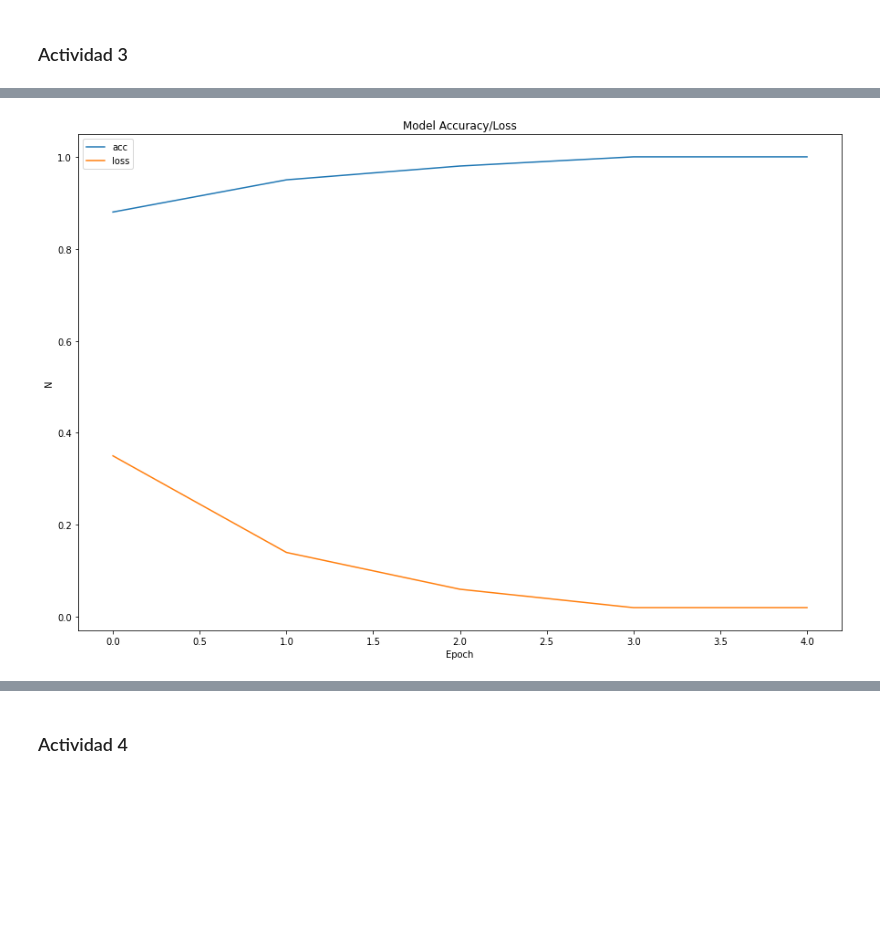
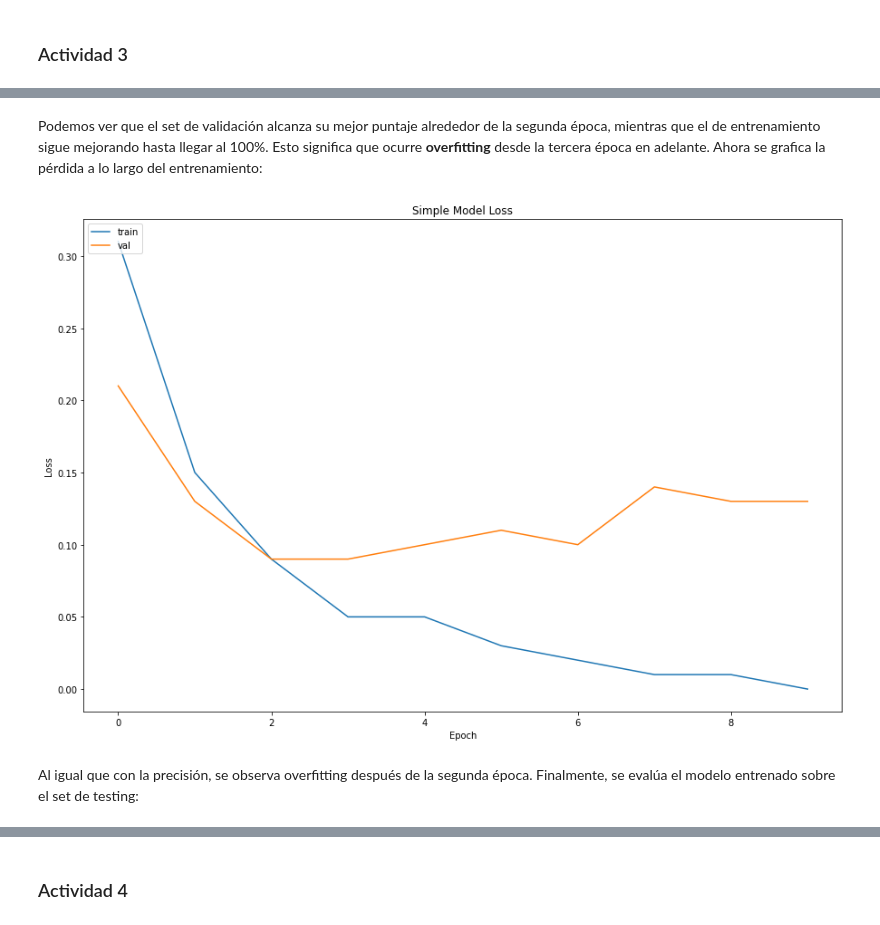
Before and after one commit to BFFV/DeepLearningHW, a Jupyter notebook: T2/T2.ipynb, the cells around one changed output, grey strips where cells are left out. Drawn from its saved outputs; the diff is of its cells as text; code cells hidden in the pictures; blank space fills up the shorter version.

```diff
--- a/T2/T2.ipynb
+++ b/T2/T2.ipynb
@@ -55,2 +64,12 @@ defaultdict(None, {'ham': 0, 'spam': 1})
+# %%
+# Define iterators for the data
+batch_size = 64
+
+train_iterator, valid_iterator, test_iterator = data.BucketIterator.splits(
+    (train_data, valid_data, test_data),
+    batch_size=batch_size,
+    sort_key=lambda x: len(x.text),
+    sort_within_batch=True,
+    device=device)
 # %% [markdown]
 ### Actividad 2
@@ -260,12 +321,2 @@ def run_testing(model, iterator, criterion):
     print(f'Test Loss: {test_loss:.3f} | Test Acc: {test_acc*100:.2f}%')
     return round(test_acc, 2), round(test_loss, 2)
-# %%
-# Define iterators for the data
-batch_size = 64
-
-train_iterator, test_iterator = data.BucketIterator.splits(
-    (train_data, test_data),
-    batch_size=batch_size,
-    sort_key=lambda x: len(x.text),
-    sort_within_batch=True,
-    device=device)
@@ -272,7 +325,7 @@ train_iterator, test_iterator = data.BucketIterator.splits(
 # %%
 # Hyperparameters: number of epochs and learning rate
-n_epochs = 5
-lr = 0.01
+n_epochs = 10
+lr = 0.001
 
 # Loss, Optimizer
 criterion = nn.CrossEntropyLoss()
@@ -284,5 +339,5 @@ criterion = criterion.to(device)
 # %%
 # Run training
-train_history = run_training(simple_model, train_iterator, optimizer, criterion, n_epochs)
+train_history = run_training(simple_model, train_iterator, valid_iterator, optimizer, criterion, n_epochs)
 # %% [output]
 Epoch: 01 | Epoch Time: 0m 0s
@@ -298,14 +374,18 @@ Epoch: 05 | Epoch Time: 0m 0s
+# %% [markdown]
+Podemos ver que el set de validación alcanza su mejor puntaje alrededor de la segunda época, mientras que el de entrenamiento sigue mejorando hasta llegar al 100%. Esto significa que ocurre **overfitting** desde la tercera época en adelante. Ahora se grafica la pérdida a lo largo del entrenamiento:
 # %%
 # History for epoch loss
 plt.figure(figsize=(15, 10))
-plt.plot(train_history['acc'])
-plt.plot(train_history['loss'])
-plt.title('Model Accuracy/Loss')
-plt.ylabel('N')
+plt.plot(train_history['train']['loss'])
+plt.plot(train_history['val']['loss'])
+plt.title('Simple Model Loss')
+plt.ylabel('Loss')
 plt.xlabel('Epoch')
-plt.legend(['acc', 'loss'], loc='upper left')
+plt.legend(['train', 'val'], loc='upper left')
 plt.show()
 # %% [output]
-[figure, old version]
+[figure, new version]
+# %% [markdown]
+Al igual que con la precisión, se observa overfitting después de la segunda época. Finalmente, se evalúa el modelo entrenado sobre el set de testing:
 # %%
 # Run testing
```
Also changed, not shown: parts of 87 cells of this notebook, 3 other files.
